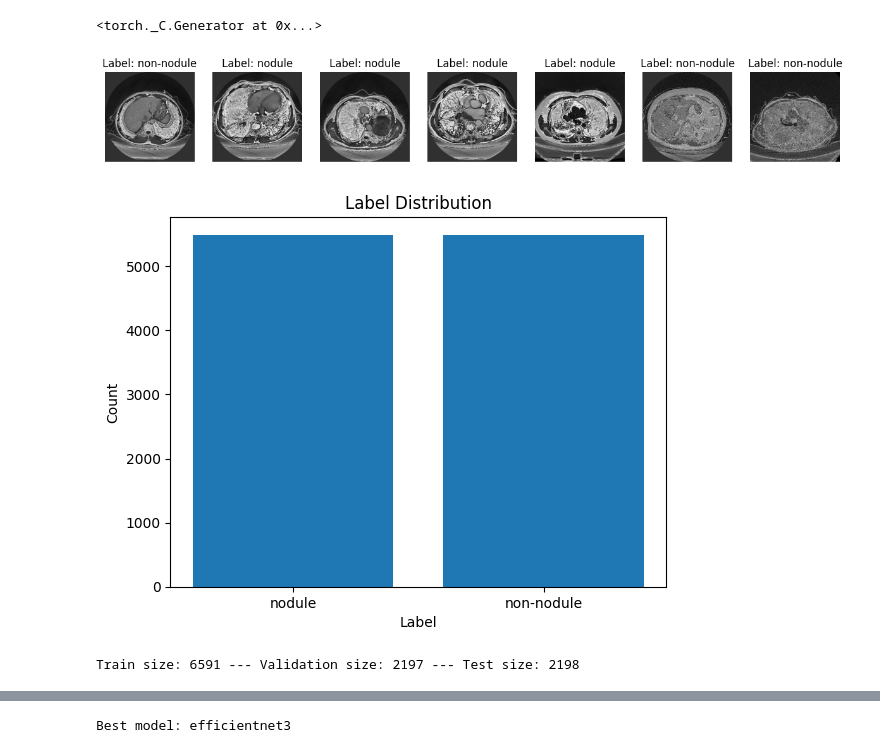
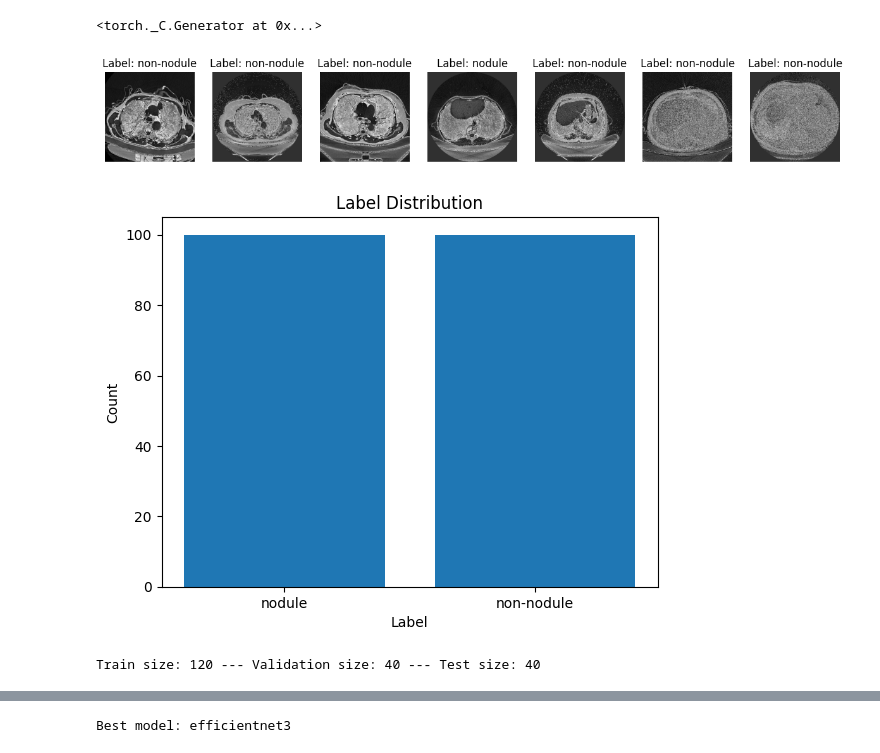
Before and after one commit to DominikHahn1407/Masterarbeit, a Jupyter notebook: Final Models/2dcnn_coarse.ipynb, the cells around one changed output, grey strips where cells are left out. Drawn from its saved outputs; the diff is of its cells as text; code cells hidden in the pictures.

```diff
--- a/Final Models/2dcnn_coarse.ipynb
+++ b/Final Models/2dcnn_coarse.ipynb
@@ -11,8 +11,8 @@ from Callbacks import EarlyStopping
 from TransferLearningModel import TransferLearningModel
 from utils import DICOMCoarseDataset
 # %%
-BASE_DIR = "C:/Users/Dominik Hahn/OneDrive/Studium/Master/Masterarbeit/Daten"
-# BASE_DIR = "C:/Users/domin/OneDrive/Studium/Master/Masterarbeit/Daten"
+# BASE_DIR = "C:/Users/Dominik Hahn/OneDrive/Studium/Master/Masterarbeit/Daten"
+BASE_DIR = "C:/Users/domin/OneDrive/Studium/Master/Masterarbeit/Daten"
 seed = 41
 batch_size = 32
 classes = ["nodule", "non-nodule"]
@@ -25,15 +25,15 @@ torch.manual_seed(seed)
 # %% [output]
 <torch._C.Generator at 0x...>
 # %%
-dataset = DICOMCoarseDataset(root_dir=BASE_DIR, num_images_per_class=len(os.listdir(os.path.join(BASE_DIR, "nodule"))), classes=classes, scenario=scenario)
-# dataset = DICOMCoarseDataset(root_dir=BASE_DIR, num_images_per_class=100, classes=classes, scenario=1)
+# dataset = DICOMCoarseDataset(root_dir=BASE_DIR, num_images_per_class=len(os.listdir(os.path.join(BASE_DIR, "nodule"))), classes=classes, scenario=scenario)
+dataset = DICOMCoarseDataset(root_dir=BASE_DIR, num_images_per_class=100, classes=classes, scenario=1)
 dataset.visualize_images(num_images=7)
 # %% [output]
-[figure, old version]
+[figure, new version]
 # %%
 dataset.display_label_distribution()
 # %% [output]
-[figure, old version]
+[figure, new version]
 # %%
 train_size = int(train_ratio * len(dataset))
 val_size = int(((1-train_ratio)/2) * len(dataset))
@@ -41,4 +41,4 @@ test_size = len(dataset) - train_size - val_size
 
 print(f"Train size: {train_size} --- Validation size: {val_size} --- Test size: {test_size}")
 # %% [output]
-Train size: 6591 --- Validation size: 2197 --- Test size: 2198
+Train size: 120 --- Validation size: 40 --- Test size: 40
```
Also changed, not shown: parts of 1 cell of this notebook, 6 other files.
